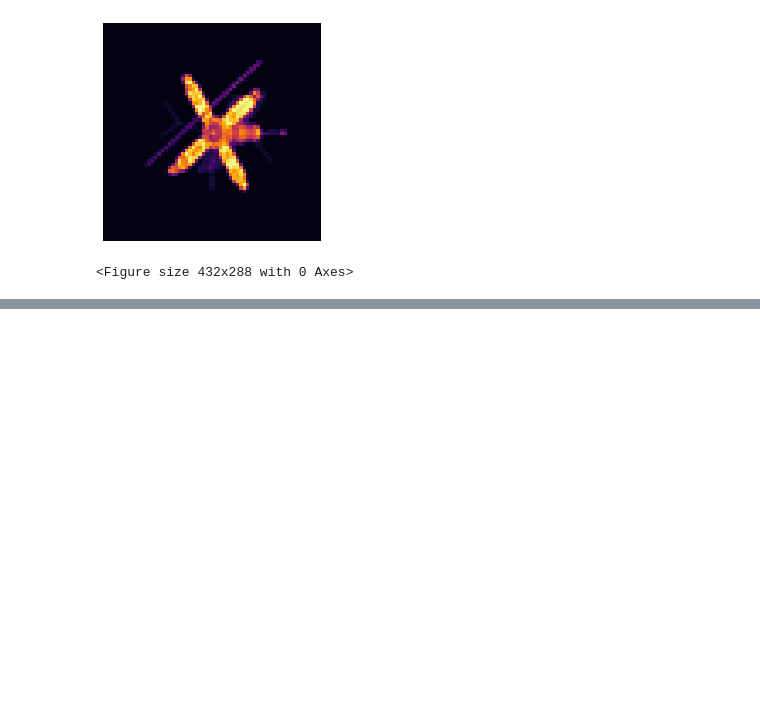
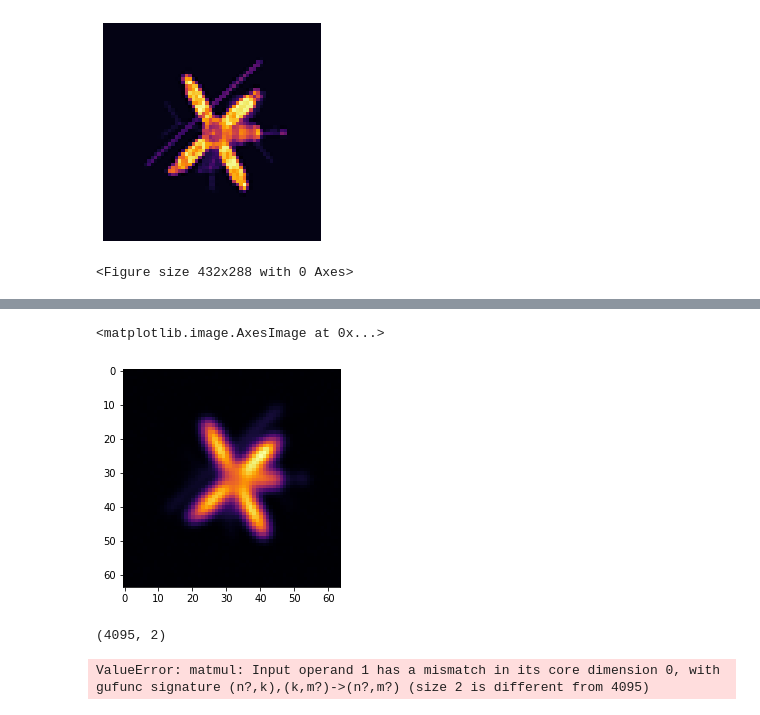
Before and after one commit to mpasha3/trips-py, a Jupyter notebook: trips/solvers/AT.ipynb, the cells around one changed output, grey strips where cells are left out. Saved outputs shown, nothing was run; the diff lists cells and outputs as text; code cells hidden in the pictures; blank space fills up the shorter version.

```diff
--- a/trips/solvers/AT.ipynb
+++ b/trips/solvers/AT.ipynb
@@ -102,3 +205,18 @@ TypeError: only integer scalar arrays can be converted to a scalar index
+# %%
+plt.imshow(xx.reshape((64, 64)))
+# %% [output]
+<matplotlib.image.AxesImage at 0x...>
+[figure, added]
+# %%
+L.shape
+HH.shape
+# %% [output]
+(4095, 2)
+# %%
+L = Identity(HH.shape[1]).todense()
+reg_param = generalized_crossvalidation(HH, bhat, L)['x'] # find ideal lambda by crossvalidation
+# %% [output]
+ValueError: matmul: Input operand 1 has a mismatch in its core dimension 0, with gufunc signature (n?,k),(k,m?)->(n?,m?) (size 2 is different from 4095)
 # %%
 def Arnoldi_Tikhonov(A, b, L = 'Identity', projection_dim=3, iter=50, dp_stop = 0, param_choice = 'manual', automatic_param = 'gcv', reg_param = 1, delta = 0, **kwargs):
     if A.shape[0] == A.shape[1]:
```
Also changed, not shown: parts of 13 cells of this notebook, 1 other file.
